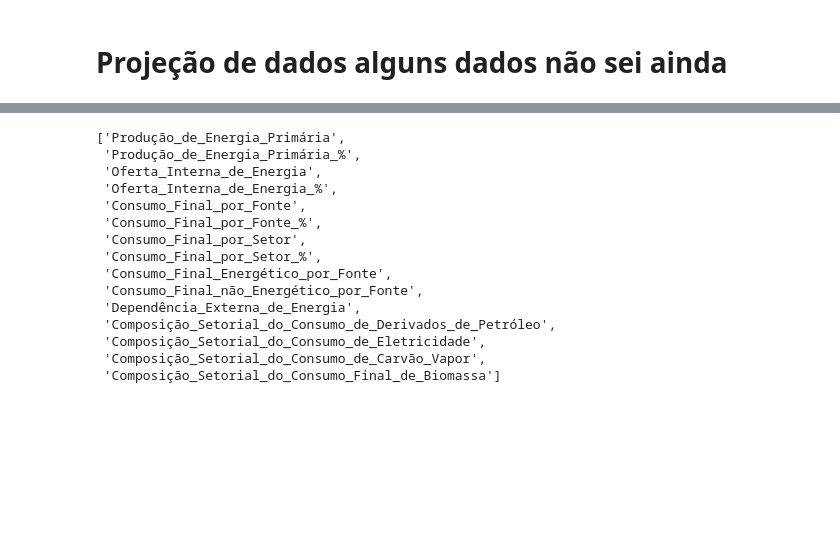
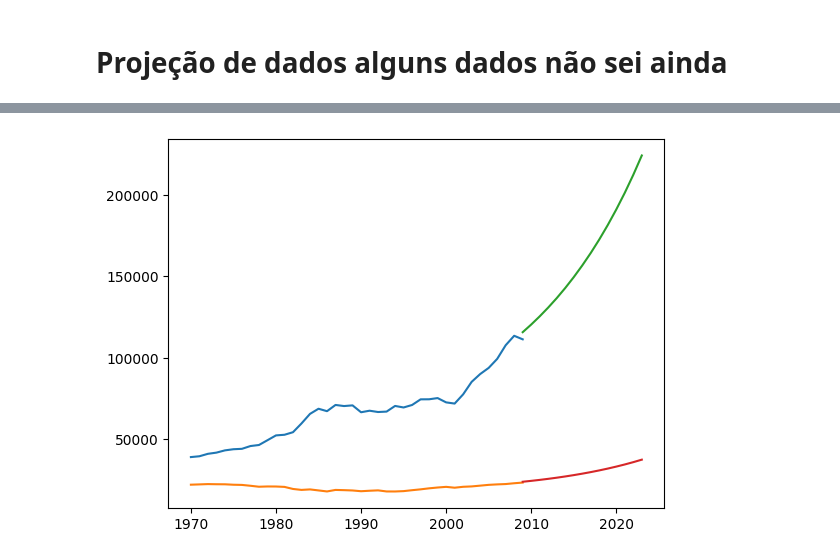
Before and after one commit to scrrpfv/projeto-ip, a Jupyter notebook: Analises/projecao.ipynb, the cells around one changed output, grey strips where cells are left out. Drawn from its saved outputs; the diff is of its cells as text; code cells hidden in the pictures; blank space fills up the shorter version.

```diff
--- a/Analises/projecao.ipynb
+++ b/Analises/projecao.ipynb
@@ -56,4 +21,9 @@ array([39038.398172336405, 39539.969318602, 41038.50869778161,
+# %%
+training_a = df[0]['RENOVÁVEL'][:40]
+training_b = df['Consumo_Final_por_Setor']['RESIDENCIAL'][:40]
+testing_a = df[0]['RENOVÁVEL'][40:]
+testing_b = df['Consumo_Final_por_Setor']['RESIDENCIAL'][40:]
+training = pd.concat([training_a, training_b],axis=1)
 # %%
-model = sm.tsa.ar_model.AutoReg(np.asarray(training_data), lags=1)
+model = sm.tsa.VAR(np.asarray(training, dtype='float'))
 model_fit = model.fit()
-yhat = model_fit.predict(0, 80)
@@ -67,18 +30,10 @@ KeyError: 'ANO'
-# %%
-df.names
-# %% [output]
-['Produção_de_Energia_Primária',
- 'Produção_de_Energia_Primária_%',
- 'Oferta_Interna_de_Energia',
- 'Oferta_Interna_de_Energia_%',
- 'Consumo_Final_por_Fonte',
- 'Consumo_Final_por_Fonte_%',
- 'Consumo_Final_por_Setor',
- 'Consumo_Final_por_Setor_%',
- 'Consumo_Final_Energético_por_Fonte',
- 'Consumo_Final_não_Energético_por_Fonte',
- 'Dependência_Externa_de_Energia',
- 'Composição_Setorial_do_Consumo_de_Derivados_de_Petróleo',
- 'Composição_Setorial_do_Consumo_de_Eletricidade',
- 'Composição_Setorial_do_Consumo_de_Carvão_Vapor',
- 'Composição_Setorial_do_Consumo_Final_de_Biomassa']
+# %%
+prediction = pd.DataFrame(model_fit.forecast(model.endog, steps=14))
+last_year = training.index[-1]
+prediction.index = [last_year + pd.offsets.DateOffset(years=i) for i in range(len(prediction))]
+# %%
+forecast = pd.concat([training, prediction])
+plt.plot(forecast)
+plt.show()
+# %% [output]
+[figure, added]
```
Also changed, not shown: parts of 9 cells of this notebook, 1 other file.
